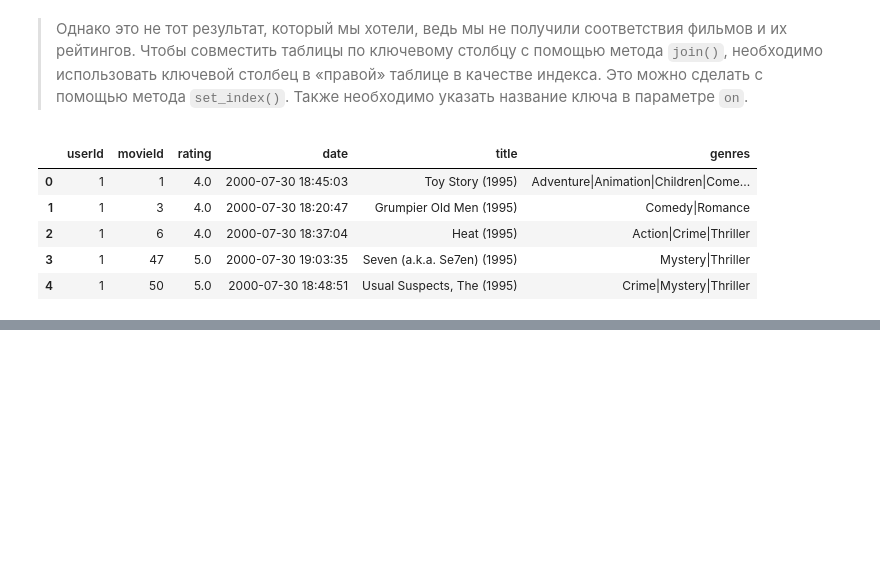
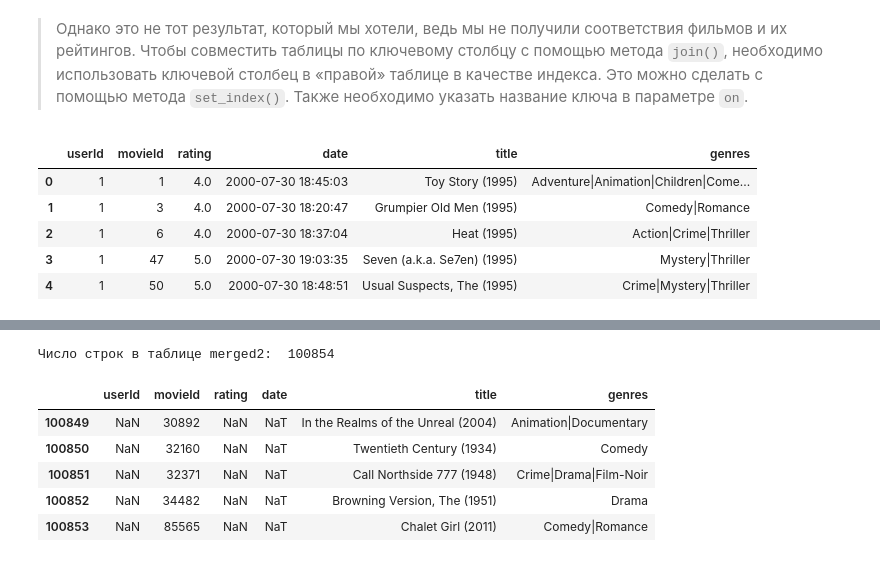
Before and after one commit to AndreiDS63/sf_data_science, a Jupyter notebook: practice/Python-12 Pandas Advanced/1. intro.ipynb, the cells around one changed output, grey strips where cells are left out. Cells and saved outputs as stored; diff of their text form; code cells hidden in the pictures; blank space fills up the shorter version.

```diff
--- a/practice/Python-12 Pandas Advanced/1. intro.ipynb
+++ b/practice/Python-12 Pandas Advanced/1. intro.ipynb
@@ -946,0 +990,16 @@ joined.head()
+# %%
+merged2 = ratings_dates.merge(
+    movies,
+    on='movieId',
+    how='outer'
+)
+print('Число строк в таблице merged2: ', merged2.shape[0])
+display(merged2.tail())
+# %% [output]
+Число строк в таблице merged2:  100854
+|  | userId | movieId | rating | date | title | genres |
+| 100849 | NaN | 30892 | NaN | NaT | In the Realms of the Unreal (2004) | Animation|Documentary |
+| 100850 | NaN | 32160 | NaN | NaT | Twentieth Century (1934) | Comedy |
+| 100851 | NaN | 32371 | NaN | NaT | Call Northside 777 (1948) | Crime|Drama|Film-Noir |
+| 100852 | NaN | 34482 | NaN | NaT | Browning Version, The (1951) | Drama |
+| 100853 | NaN | 85565 | NaN | NaT | Chalet Girl (2011) | Comedy|Romance |
```
Also changed, not shown: parts of 10 cells of this notebook.
